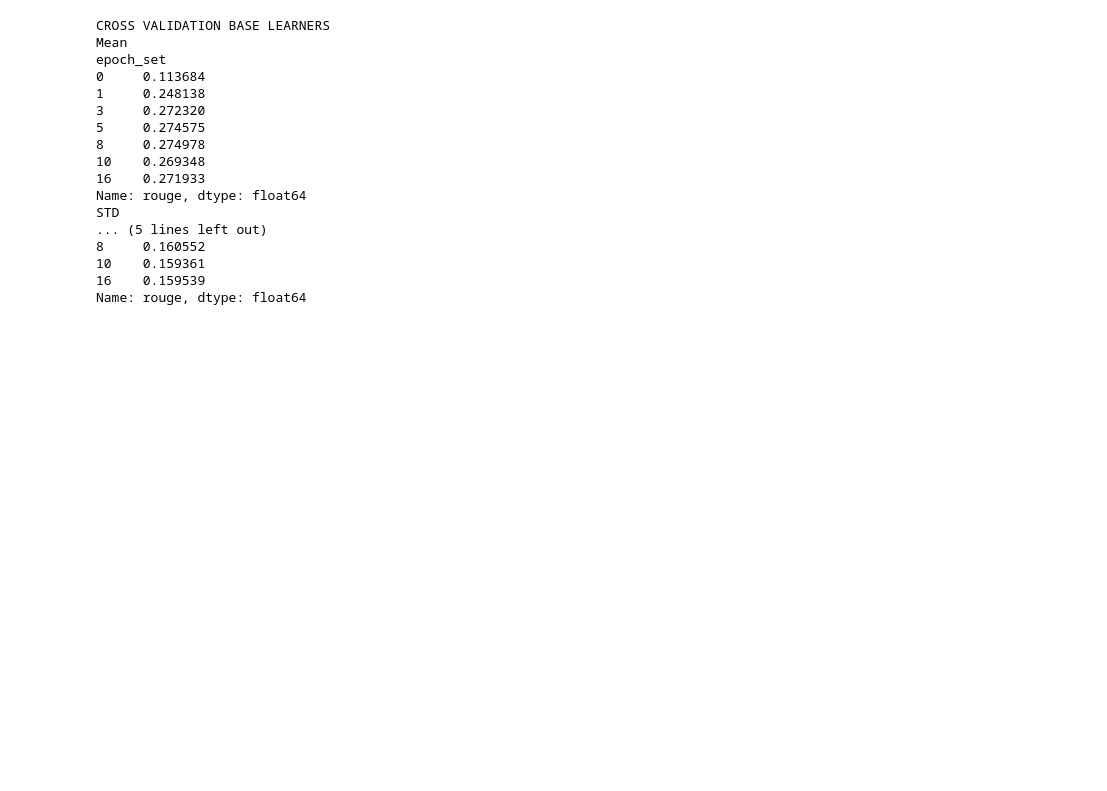
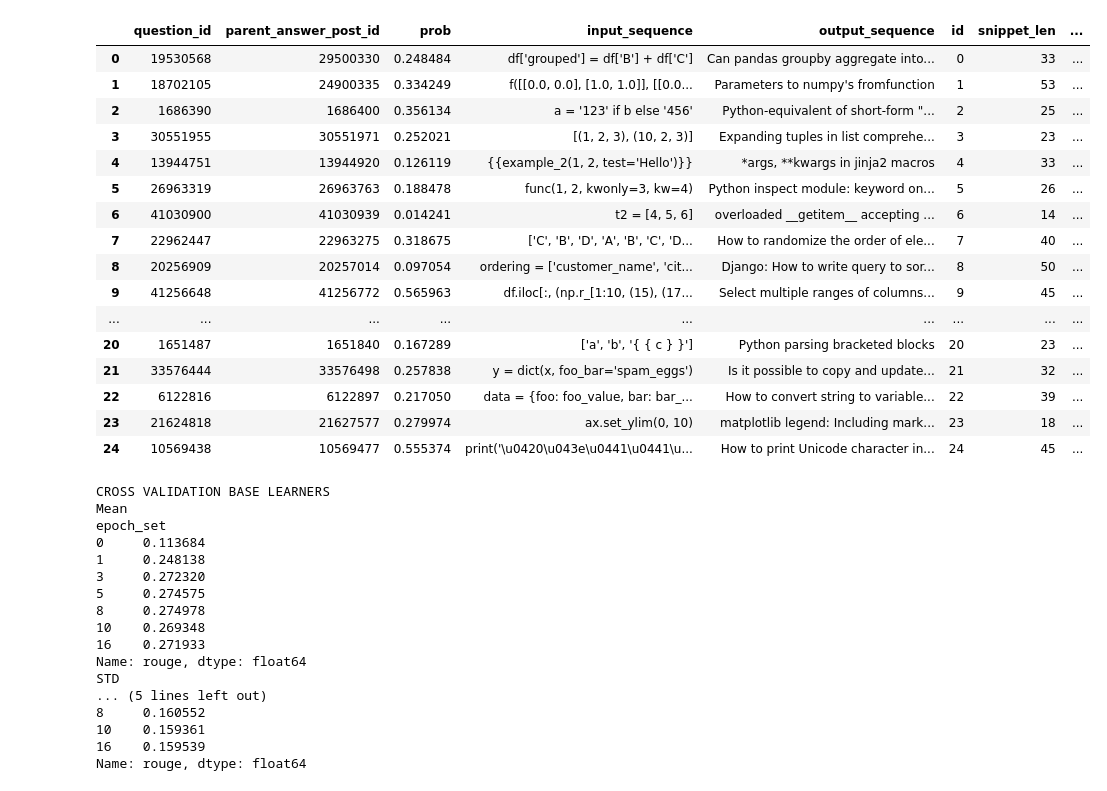
Before and after one commit to lizzzi111/Meta_Learning_Monitoring_Source_Code, a Jupyter notebook: ensemble_learning/03-Result-analysis.ipynb, the cells around one changed output. Cells and saved outputs as stored; diff of their text form; code cells hidden in the pictures; blank space fills up the shorter version.

```diff
--- a/ensemble_learning/03-Result-analysis.ipynb
+++ b/ensemble_learning/03-Result-analysis.ipynb
@@ -7,9 +7,9 @@ ANALYSIS_POSTFIX = "mined_2024-07-27"
 # %%
-with open(f"reports/results/cd_df_with_s2_{ANALYSIS_POSTFIX}.pickle", "rb") as handle:
+with open(f"reports/results/{ANALYSIS_POSTFIX}/cv_results.pickle", "rb") as handle:
     cv_predictions = pickle.load(handle)
 
-with open(f"reports/results/test_results_df_{ANALYSIS_POSTFIX}.pickle", "rb") as handle:
+with open(f"reports/results/{ANALYSIS_POSTFIX}/test_results.pickle", "rb") as handle:
     test_predictions = pickle.load(handle)
 
-with open(f"reports/results/s2_model_results{ANALYSIS_POSTFIX}.pickle", "rb") as handle:
+with open(f"reports/results/{ANALYSIS_POSTFIX}/s2_model_results.pickle", "rb") as handle:
     s2_predictions = pickle.load(handle)
@@ -16,3 +29,23 @@ with open(f"reports/results/s2_model_results{ANALYSIS_POSTFIX}.pickle", "rb") as
+# %%
+test_predictions
+# %% [output]
+|  | question_id | parent_answer_post_id | prob | input_sequence | output_sequence | id | snippet_len | ... |
+| 0 | 19530568 | 29500330 | 0.248484 | df['grouped'] = df['B'] + df['C'] | Can pandas groupby aggregate into... | 0 | 33 | ... |
+| 1 | 18702105 | 24900335 | 0.334249 | f([[0.0, 0.0], [1.0, 1.0]], [[0.0... | Parameters to numpy's fromfunction | 1 | 53 | ... |
+| 2 | 1686390 | 1686400 | 0.356134 | a = '123' if b else '456' | Python-equivalent of short-form "... | 2 | 25 | ... |
+| 3 | 30551955 | 30551971 | 0.252021 | [(1, 2, 3), (10, 2, 3)] | Expanding tuples in list comprehe... | 3 | 23 | ... |
+| 4 | 13944751 | 13944920 | 0.126119 | {{example_2(1, 2, test='Hello')}} | *args, **kwargs in jinja2 macros | 4 | 33 | ... |
+| 5 | 26963319 | 26963763 | 0.188478 | func(1, 2, kwonly=3, kw=4) | Python inspect module: keyword on... | 5 | 26 | ... |
+| 6 | 41030900 | 41030939 | 0.014241 | t2 = [4, 5, 6] | overloaded __getitem__ accepting ... | 6 | 14 | ... |
+| 7 | 22962447 | 22963275 | 0.318675 | ['C', 'B', 'D', 'A', 'B', 'C', 'D... | How to randomize the order of ele... | 7 | 40 | ... |
+| 8 | 20256909 | 20257014 | 0.097054 | ordering = ['customer_name', 'cit... | Django: How to write query to sor... | 8 | 50 | ... |
+| 9 | 41256648 | 41256772 | 0.565963 | df.iloc[:, (np.r_[1:10, (15), (17... | Select multiple ranges of columns... | 9 | 45 | ... |
+| ... | ... | ... | ... | ... | ... | ... | ... | ... |
+| 20 | 1651487 | 1651840 | 0.167289 | ['a', 'b', '{ { c } }'] | Python parsing bracketed blocks | 20 | 23 | ... |
+| 21 | 33576444 | 33576498 | 0.257838 | y = dict(x, foo_bar='spam_eggs') | Is it possible to copy and update... | 21 | 32 | ... |
+| 22 | 6122816 | 6122897 | 0.217050 | data = {foo: foo_value, bar: bar_... | How to convert string to variable... | 22 | 39 | ... |
+| 23 | 21624818 | 21627577 | 0.279974 | ax.set_ylim(0, 10) | matplotlib legend: Including mark... | 23 | 18 | ... |
+| 24 | 10569438 | 10569477 | 0.555374 | print('\u0420\u043e\u0441\u0441\u... | How to print Unicode character in... | 24 | 45 | ... |
 # %%
 ########## ROUGE PER SETTING CROSS VALIDATION
 
```
Also changed, not shown: parts of 3 cells of this notebook, 1 other file.
